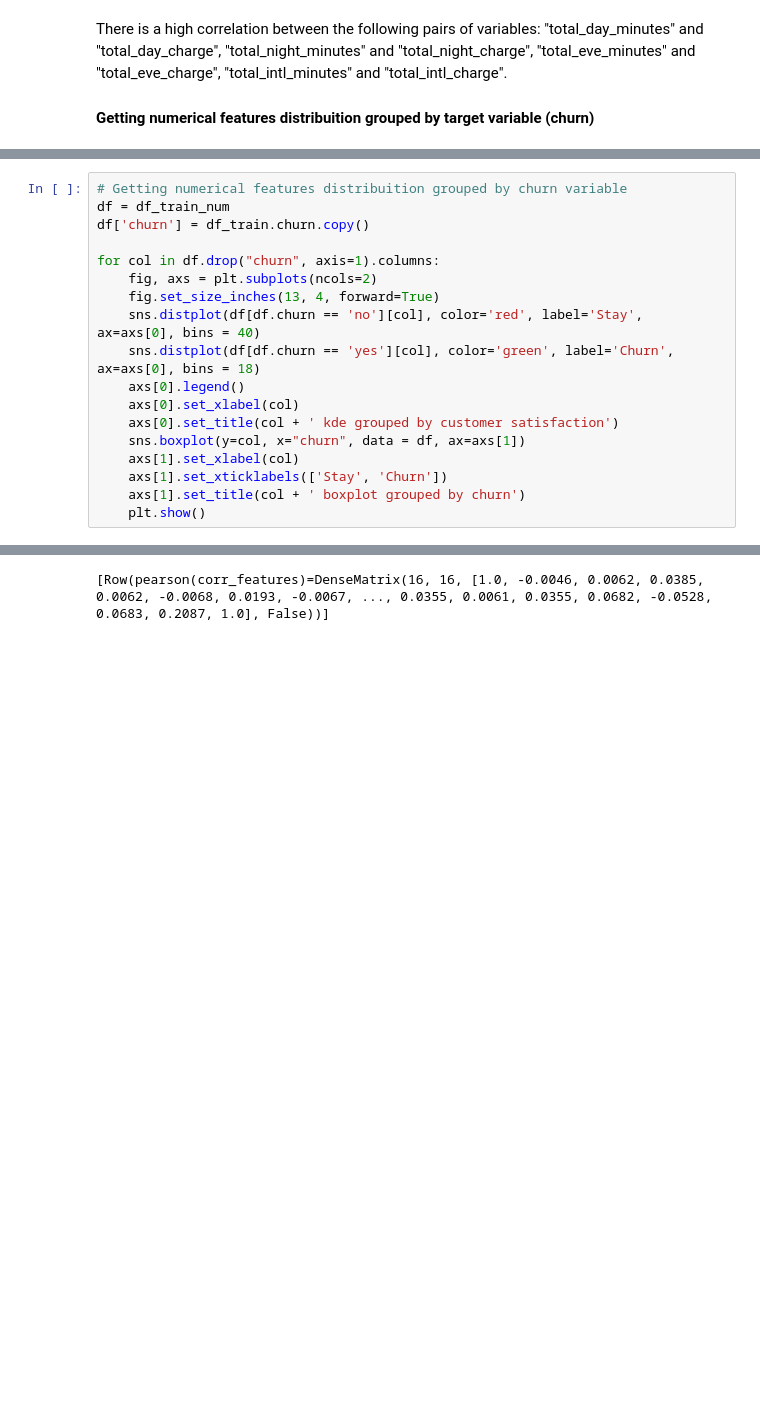
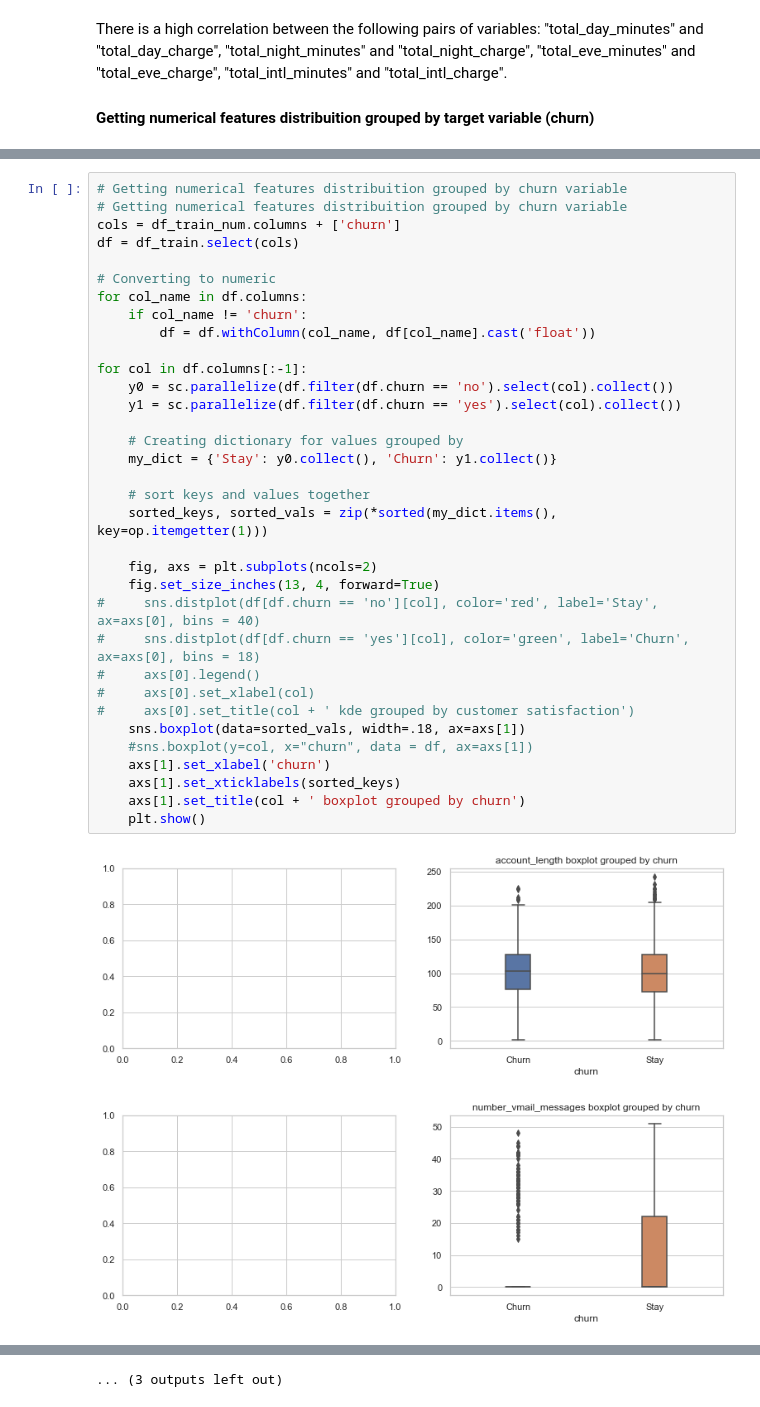
Before and after one commit to naiaraap/Pyspark_version_Predicting_Customer_Churn_in_Telecommunication_Operators, a Jupyter notebook: Pyspark_version_Predicting_Customer_Churn_in_Telecommunication_Operators.ipynb, the cells around one changed output, grey strips where cells are left out. Saved outputs shown, nothing was run; the diff lists cells and outputs as text; blank space fills up the shorter version.

```diff
--- a/Pyspark_version_Predicting_Customer_Churn_in_Telecommunication_Operators.ipynb
+++ b/Pyspark_version_Predicting_Customer_Churn_in_Telecommunication_Operators.ipynb
@@ -450,19 +468,37 @@ col = 'account_length'
 # %%
 # Getting numerical features distribuition grouped by churn variable
-df = df_train_num
-df['churn'] = df_train.churn.copy()
+# Getting numerical features distribuition grouped by churn variable
+cols = df_train_num.columns + ['churn']
+df = df_train.select(cols)
 
-for col in df.drop("churn", axis=1).columns:
+# Converting to numeric
+for col_name in df.columns:
+    if col_name != 'churn':
+        df = df.withColumn(col_name, df[col_name].cast('float'))
+
+for col in df.columns[:-1]:
+    y0 = sc.parallelize(df.filter(df.churn == 'no').select(col).collect())
+    y1 = sc.parallelize(df.filter(df.churn == 'yes').select(col).collect())
+
+    # Creating dictionary for values grouped by
+    my_dict = {'Stay': y0.collect(), 'Churn': y1.collect()}
+
+    # sort keys and values together
+    sorted_keys, sorted_vals = zip(*sorted(my_dict.items(), key=op.itemgetter(1)))
+
     fig, axs = plt.subplots(ncols=2)
     fig.set_size_inches(13, 4, forward=True)
-    sns.distplot(df[df.churn == 'no'][col], color='red', label='Stay', ax=axs[0], bins = 40)
-    sns.distplot(df[df.churn == 'yes'][col], color='green', label='Churn', ax=axs[0], bins = 18)
-    axs[0].legend()
-    axs[0].set_xlabel(col)
-    axs[0].set_title(col + ' kde grouped by customer satisfaction')
-    sns.boxplot(y=col, x="churn", data = df, ax=axs[1])
-    axs[1].set_xlabel(col)
-    axs[1].set_xticklabels(['Stay', 'Churn'])
+#     sns.distplot(df[df.churn == 'no'][col], color='red', label='Stay', ax=axs[0], bins = 40)
+#     sns.distplot(df[df.churn == 'yes'][col], color='green', label='Churn', ax=axs[0], bins = 18)
+#     axs[0].legend()
+#     axs[0].set_xlabel(col)
+#     axs[0].set_title(col + ' kde grouped by customer satisfaction')
+    sns.boxplot(data=sorted_vals, width=.18, ax=axs[1])
+    #sns.boxplot(y=col, x="churn", data = df, ax=axs[1])
+    axs[1].set_xlabel('churn')
+    axs[1].set_xticklabels(sorted_keys)
     axs[1].set_title(col + ' boxplot grouped by churn')
     plt.show()
 # %% [output]
+[figure, added]
+[figure, added]
@@ -469 +515 @@ for col in df.drop("churn", axis=1).columns:
-[Row(pearson(corr_features)=DenseMatrix(16, 16, [1.0, -0.0046, 0.0062, 0.0385, 0.0062, -0.0068, 0.0193, -0.0067, ..., 0.0355, 0.0061, 0.0355, 0.0682, -0.0528, 0.0683, 0.2087, 1.0], False))]
+... (3 outputs left out)
```
Also changed, not shown: parts of 5 cells of this notebook.
